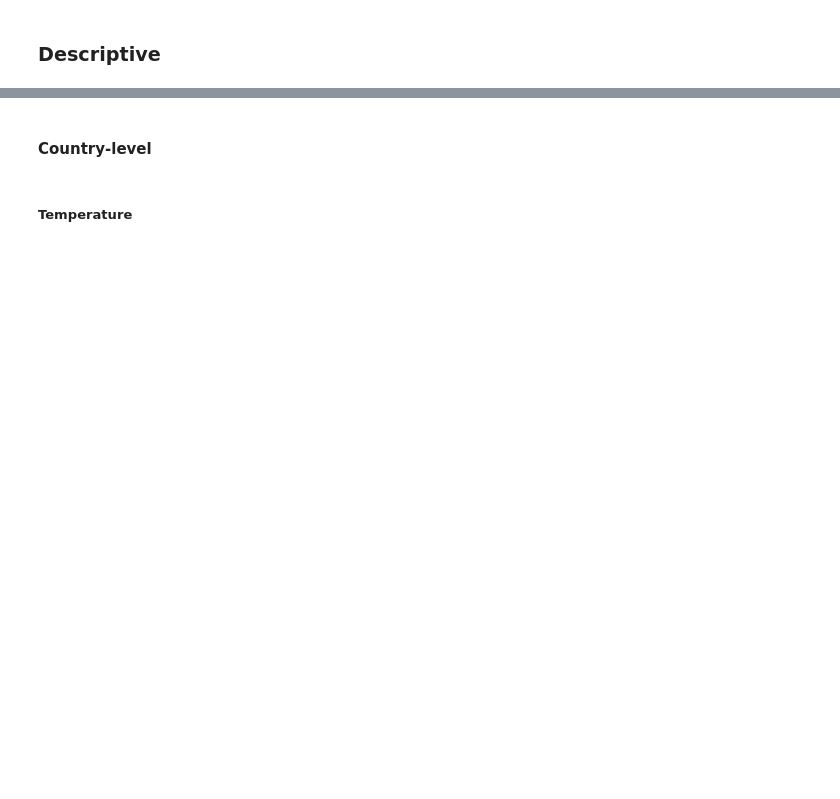
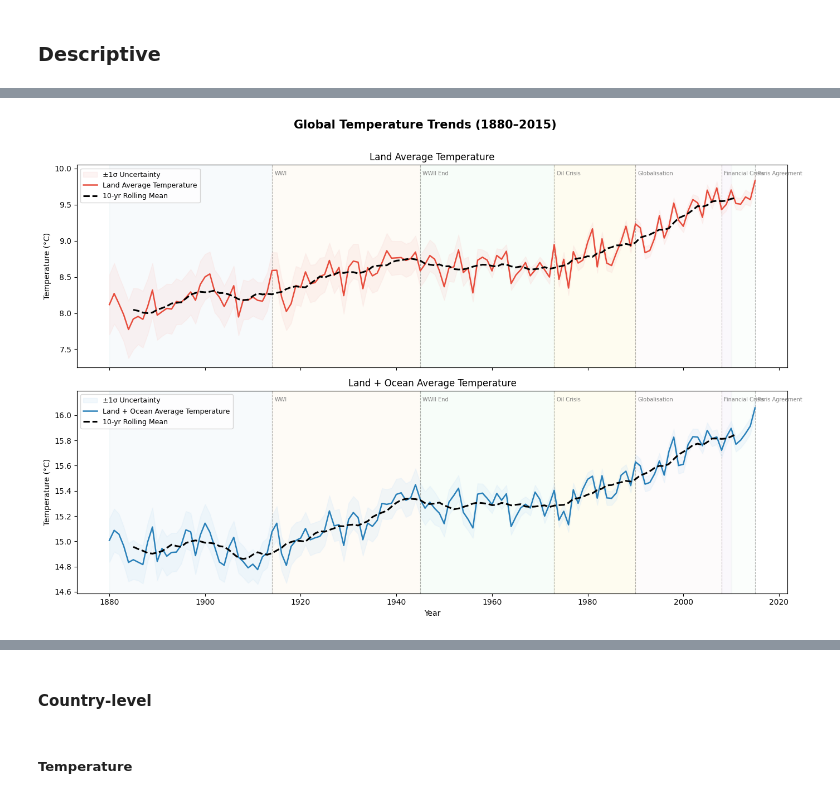
Before and after one commit to tempestormX/sc3021, a Jupyter notebook: SC3021_FDAG_T13.ipynb, the cells around one changed output, grey strips where cells are left out. Saved outputs shown, nothing was run; the diff lists cells and outputs as text; code cells hidden in the pictures; blank space fills up the shorter version.

Commit message:
add global

```diff
--- a/SC3021_FDAG_T13.ipynb
+++ b/SC3021_FDAG_T13.ipynb
@@ -2930,2 +2926,3 @@ Each of the emissions in our dataset has different sources and impacts on climat
 # %%
 ds_country = pd.read_csv(ROOT + "final_country_ds.csv")
+ds_global = pd.read_csv(ROOT + "final_global_ds.csv")
@@ -2942,0 +2992,7 @@ gas_cols = ['BC','CH4','CO','CO2','N2O','NH3','NMVOC','NOx','OC','SO2']
+# %%
+df = ds_global
+df = df.sort_values('year').reset_index(drop=True)
+
+print(f"Dataset shape  : {df.shape}  ({df['year'].min()}–{df['year'].max()})")
+print(f"Columns        : {list(df.columns)}")
+print(f"Missing values : {df.isnull().sum().sum()}")
@@ -2942,0 +3139,30 @@ gas_cols = ['BC','CH4','CO','CO2','N2O','NH3','NMVOC','NOx','OC','SO2']
+# %%
+fig, axes = plt.subplots(2, 1, figsize=(14, 9), sharex=True)
+fig.suptitle('Global Temperature Trends (1880–2015)', fontsize=15, fontweight='bold', y=1.01)
+
+panels = [
+    ('LandAverageTemperature', 'LandAverageTemperatureUncertainty',
+     'Land Average Temperature', '#e74c3c', '#fadbd8'),
+    ('LandAndOceanAverageTemperature', 'LandAndOceanAverageTemperatureUncertainty',
+     'Land + Ocean Average Temperature', '#2980b9', '#d6eaf8'),
+]
+
+for ax, (col, unc_col, title, color, fill_color) in zip(axes, panels):
+    add_era_bands(ax)
+    ax.fill_between(df['year'],
+                    df[col] - df[unc_col],
+                    df[col] + df[unc_col],
+                    alpha=0.3, color=fill_color, label='±1σ Uncertainty')
+    ax.plot(df['year'], df[col], color=color, lw=1.8, label=title)
+    ax.plot(df['year'], df[col].rolling(10, center=True).mean(),
+            'k--', lw=2.2, label='10-yr Rolling Mean')
+    add_era_lines(ax)
+    ax.set_ylabel('Temperature (°C)', fontsize=10)
+    ax.set_title(title, fontsize=12)
+    ax.legend(fontsize=9, loc='upper left')
+
+axes[1].set_xlabel('Year', fontsize=10)
+plt.tight_layout()
+plt.show()
+# %% [output]
+[figure, added]
```
Also changed, not shown: parts of 74 cells of this notebook.
